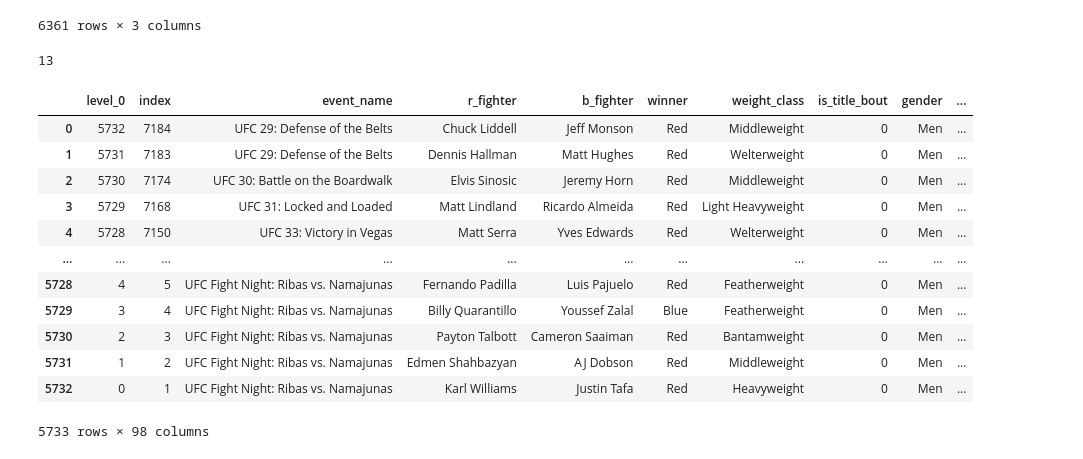
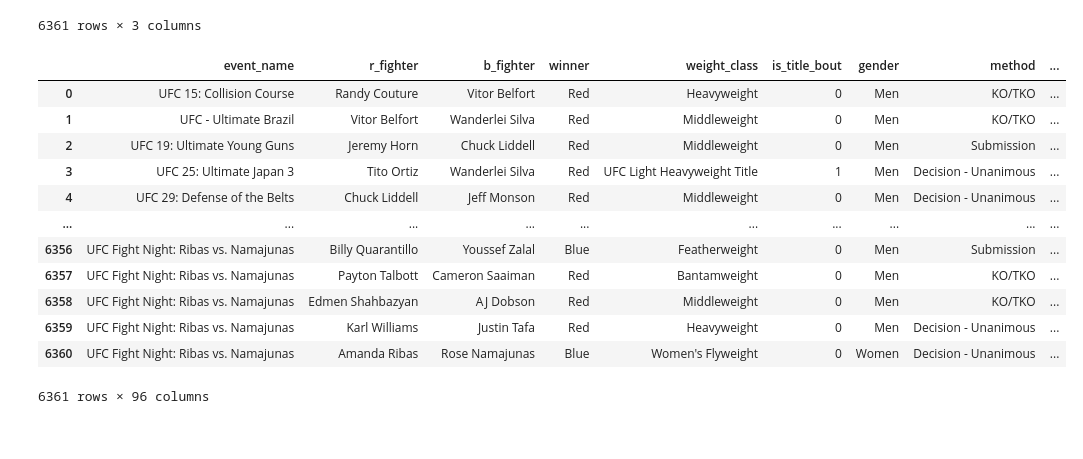
Before and after one commit to rishabkolan/Predicting-the-amount-of-time-a-UFC-fight-lasts, a Jupyter notebook: main.ipynb, the cells around one changed output. Saved outputs shown, nothing was run; the diff lists cells and outputs as text; code cells hidden in the pictures.

```diff
--- a/main.ipynb
+++ b/main.ipynb
@@ -74,24 +75,21 @@ three_rnd_df, five_rnd_df = df[df.get('total_rounds') == 3.0], df[df.get('total_
-# %%
-five_rnd_df['target'].min()
-# %% [output]
-13
 # %%
-# Preparing three_rnd_df to be in order to prepare the train, valid, and test datasets
-three_rnd_df = three_rnd_df.iloc[::-1]
+# Preparing df to be in order to prepare the train, valid, and test datasets
+df = df.iloc[::-1]
-# %%
-three_rnd_df = three_rnd_df.reset_index()
-three_rnd_df
-# %% [output]
-|  | level_0 | index | event_name | r_fighter | b_fighter | winner | weight_class | is_title_bout | gender | ... |
-| 0 | 5732 | 7184 | UFC 29: Defense of the Belts | Chuck Liddell | Jeff Monson | Red | Middleweight | 0 | Men | ... |
-| 1 | 5731 | 7183 | UFC 29: Defense of the Belts | Dennis Hallman | Matt Hughes | Red | Welterweight | 0 | Men | ... |
-| 2 | 5730 | 7174 | UFC 30: Battle on the Boardwalk | Elvis Sinosic | Jeremy Horn | Red | Middleweight | 0 | Men | ... |
-| 3 | 5729 | 7168 | UFC 31: Locked and Loaded | Matt Lindland | Ricardo Almeida | Red | Light Heavyweight | 0 | Men | ... |
-| 4 | 5728 | 7150 | UFC 33: Victory in Vegas | Matt Serra | Yves Edwards | Red | Welterweight | 0 | Men | ... |
-| ... | ... | ... | ... | ... | ... | ... | ... | ... | ... | ... |
-| 5728 | 4 | 5 | UFC Fight Night: Ribas vs. Namajunas | Fernando Padilla | Luis Pajuelo | Red | Featherweight | 0 | Men | ... |
-| 5729 | 3 | 4 | UFC Fight Night: Ribas vs. Namajunas | Billy Quarantillo | Youssef Zalal | Blue | Featherweight | 0 | Men | ... |
-| 5730 | 2 | 3 | UFC Fight Night: Ribas vs. Namajunas | Payton Talbott | Cameron Saaiman | Red | Bantamweight | 0 | Men | ... |
-| 5731 | 1 | 2 | UFC Fight Night: Ribas vs. Namajunas | Edmen Shahbazyan | AJ Dobson | Red | Middleweight | 0 | Men | ... |
-| 5732 | 0 | 1 | UFC Fight Night: Ribas vs. Namajunas | Karl Williams | Justin Tafa | Red | Heavyweight | 0 | Men | ... |
-5733 rows × 98 columns
+# %%
+df = df.reset_index()
+df = df.drop(columns = ['level_0','index'], axis = 1)
+df
+# %% [output]
+|  | event_name | r_fighter | b_fighter | winner | weight_class | is_title_bout | gender | method | ... |
+| 0 | UFC 15: Collision Course | Randy Couture | Vitor Belfort | Red | Heavyweight | 0 | Men | KO/TKO | ... |
+| 1 | UFC - Ultimate Brazil | Vitor Belfort | Wanderlei Silva | Red | Middleweight | 0 | Men | KO/TKO | ... |
+| 2 | UFC 19: Ultimate Young Guns | Jeremy Horn | Chuck Liddell | Red | Middleweight | 0 | Men | Submission | ... |
+| 3 | UFC 25: Ultimate Japan 3 | Tito Ortiz | Wanderlei Silva | Red | UFC Light Heavyweight Title | 1 | Men | Decision - Unanimous | ... |
+| 4 | UFC 29: Defense of the Belts | Chuck Liddell | Jeff Monson | Red | Middleweight | 0 | Men | Decision - Unanimous | ... |
+| ... | ... | ... | ... | ... | ... | ... | ... | ... | ... |
+| 6356 | UFC Fight Night: Ribas vs. Namajunas | Billy Quarantillo | Youssef Zalal | Blue | Featherweight | 0 | Men | Submission | ... |
+| 6357 | UFC Fight Night: Ribas vs. Namajunas | Payton Talbott | Cameron Saaiman | Red | Bantamweight | 0 | Men | KO/TKO | ... |
+| 6358 | UFC Fight Night: Ribas vs. Namajunas | Edmen Shahbazyan | AJ Dobson | Red | Middleweight | 0 | Men | KO/TKO | ... |
+| 6359 | UFC Fight Night: Ribas vs. Namajunas | Karl Williams | Justin Tafa | Red | Heavyweight | 0 | Men | Decision - Unanimous | ... |
+| 6360 | UFC Fight Night: Ribas vs. Namajunas | Amanda Ribas | Rose Namajunas | Blue | Women's Flyweight | 0 | Women | Decision - Unanimous | ... |
+6361 rows × 96 columns
```
Also changed, not shown: parts of 3 cells of this notebook.
